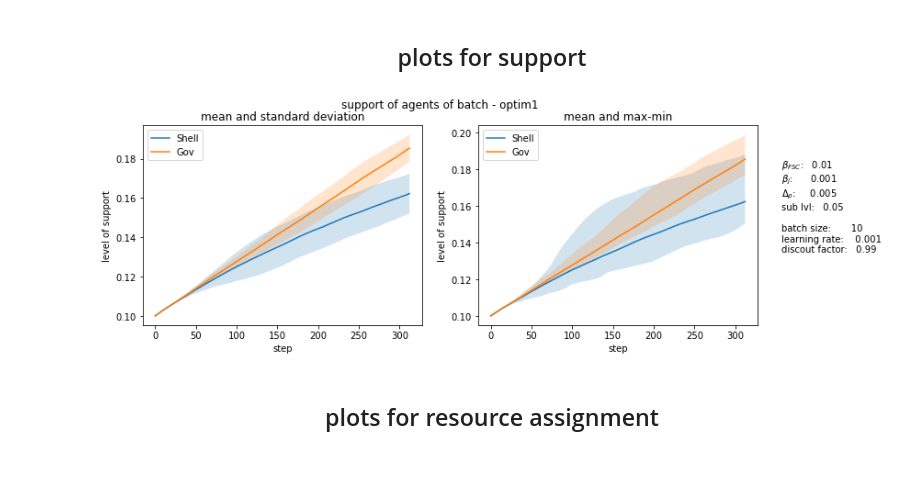
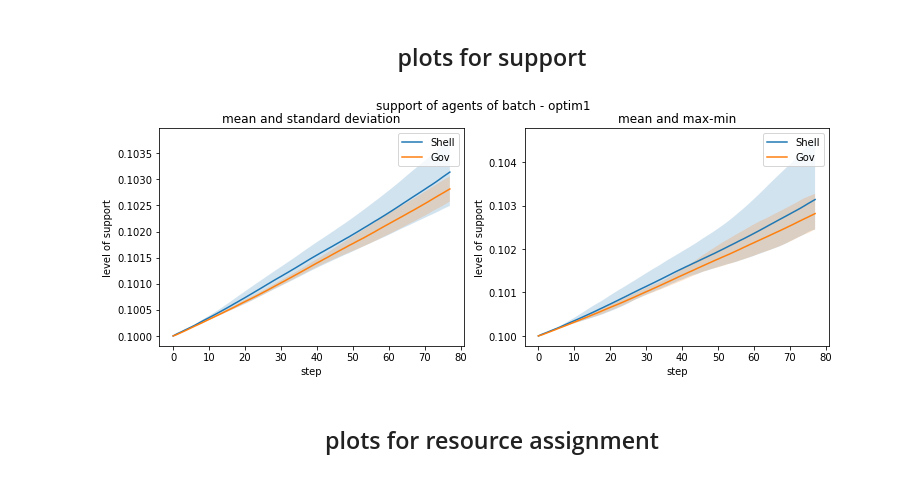
Before and after one commit to freddy-t/Masterthesis, a Jupyter notebook: market_model/evaluation.ipynb, the cells around one changed output. Drawn from its saved outputs; the diff is of its cells as text; code cells hidden in the pictures.

```diff
--- a/market_model/evaluation.ipynb
+++ b/market_model/evaluation.ipynb
@@ -7,8 +7,8 @@ import matplotlib.pyplot as plt
 from pathlib import Path
 
 
-DATE = '2020-07-22'#'2020-07-17'
-EXP = '2_n_ep1000_l_ep313_lr0.001'
+DATE = '2020-07-30_Env'#'2020-07-17'
+EXP = '1_n_ep10_l_ep78_lr0.001'
 LOAD_DIR = Path('../saved_data') / DATE / EXP
 
 # load general data
@@ -108,41 +108,41 @@ for i in weights_diff:
 for version in versions:
     fig = plt.figure(fig_count, figsize=(12, 4))
     plots.append(fig)
     fig_count += 1
     # create two axes
     ax = [fig.add_subplot(121), fig.add_subplot(122)]
     # loop over each agent
     for key in ['Shell', 'Gov']:#config['agents']:#
         # calculate mean and std for support
         mean = states[version][key].mean(axis=0)[:, 0]
         std = states[version][key].std(axis=0)[:, 0]
         x = range(0, states[version][key].shape[1])
         # plot mean
         ax[0].plot(mean, label=key)
         ax[1].plot(mean, label=key)
         # plot std as an area
         ax[0].fill_between(x, mean+std, mean-std, alpha=0.2)
         # plot max and min as an area
         ax[1].fill_between(x, states[version][key].max(axis=0)[:, 0],
                            states[version][key].min(axis=0)[:, 0], alpha=0.2)
     # set some plot properties
     fig.suptitle('support of agents of batch - ' + version)
-    fig.text(0.93, 0.4, r'$\beta_{FSC}$:' + '\t {}'.format(config['support_factor']) + '\n' +
-                        r'$\beta_{j}$:' + ' \t  {}'.format(config['support_factor'] * config['ratio of support factor']) + '\n' +
-                        r'$\Delta_{\rho}$:' + '     {}'.format(config['delta_resource'])  + '\n' +
-                         'sub lvl:' + '   {}'.format(config['sub_lvl'])  + '\n\n' +
-                         'batch size:' + '       {}'.format(config['batch_size']) + '\n' +
-                         'learning rate:' + '    {}'.format(config['lr']) + '\n' +
-                         'discout factor:' + '   {}'.format(config['gamma']))
+#     fig.text(0.93, 0.4, r'$\beta_{FSC}$:' + '\t {}'.format(config['support_factor']) + '\n' +
+#                         r'$\beta_{j}$:' + ' \t  {}'.format(config['support_factor'] * config['ratio of support factor']) + '\n' +
+#                         r'$\Delta_{\rho}$:' + '     {}'.format(config['delta_resource'])  + '\n' +
+#                          'sub lvl:' + '   {}'.format(config['sub_lvl'])  + '\n\n' +
+#                          'batch size:' + '       {}'.format(config['batch_size']) + '\n' +
+#                          'learning rate:' + '    {}'.format(config['lr']) + '\n' +
+#                          'discout factor:' + '   {}'.format(config['gamma']))
     ax[0].set_title('mean and standard deviation')
     ax[1].set_title('mean and max-min')
     for axis in fig.get_axes():
 #         axis.set_ylim(ymax=0.3)
         axis.set_xlabel('step')
         axis.set_ylabel('level of support')
         axis.legend()
 # %% [output]
-[figure, old version]
+[figure, new version]
 # %% [markdown]
 <h2><center>plots for resource assignment</center></h2>
 # %%
```
Also changed, not shown: parts of 1 cell of this notebook, 4 other files.
